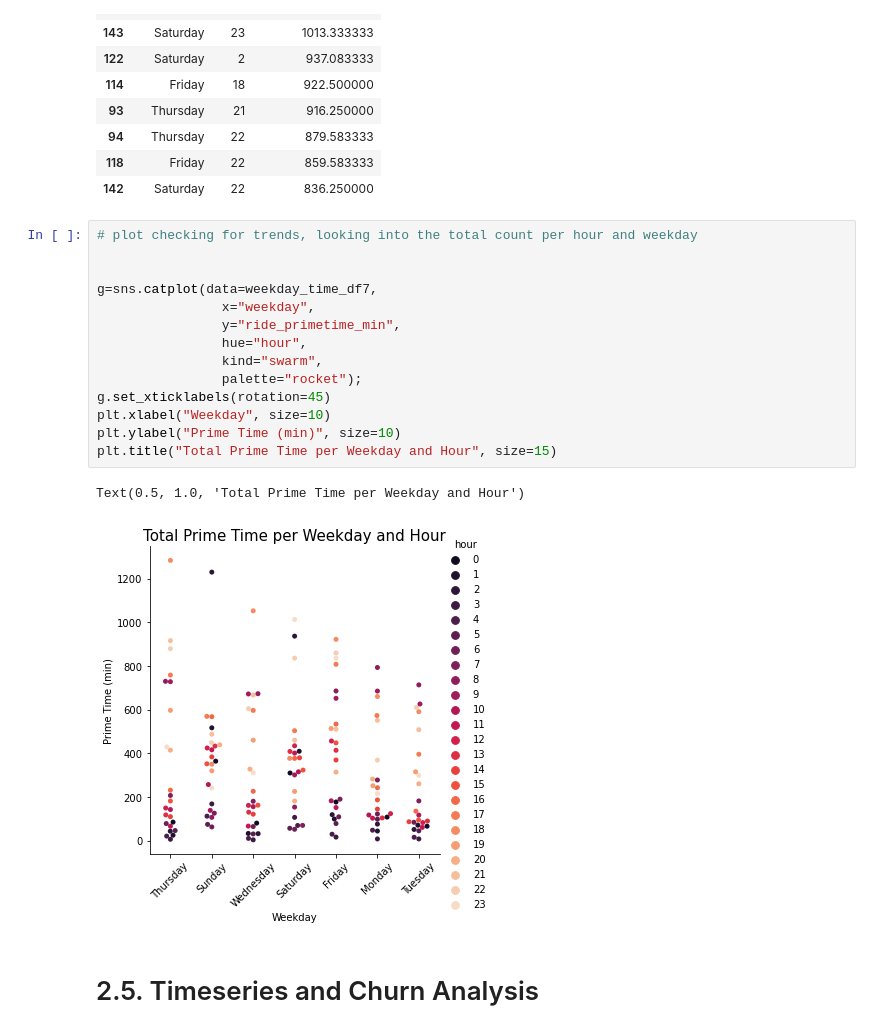
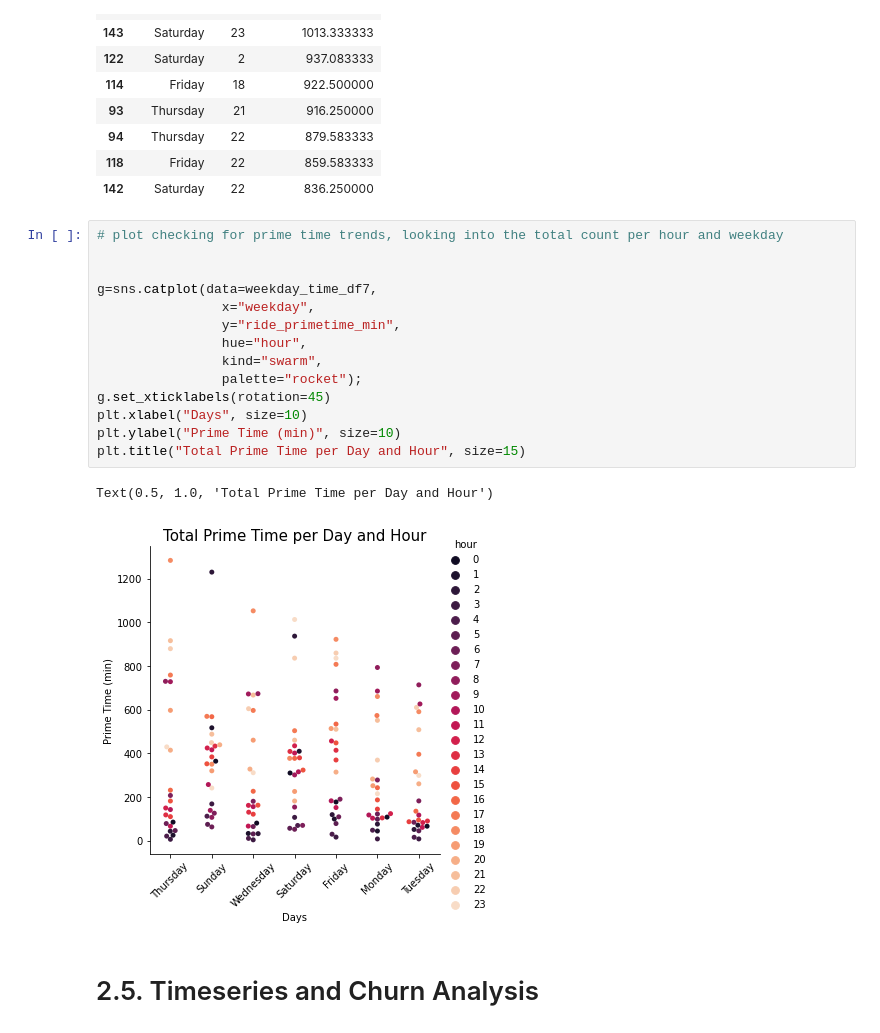
Before and after one commit to Brunadiasmiguel/challenge_drive, a Jupyter notebook: data_wrangling.ipynb, the cells around one changed output. Drawn from its saved outputs; the diff is of its cells as text.

```diff
--- a/data_wrangling.ipynb
+++ b/data_wrangling.ipynb
@@ -1484,22 +1467,22 @@ weekday_time_df7.head(10)
 | 118 | Friday | 22 | 859.583333 |
 | 142 | Saturday | 22 | 836.250000 |
 # %%
-# plot checking for trends, looking into the total count per hour and weekday
+# plot checking for prime time trends, looking into the total count per hour and weekday
 
 
 g=sns.catplot(data=weekday_time_df7,
                 x="weekday",
                 y="ride_primetime_min",
                 hue="hour",
                 kind="swarm",
                 palette="rocket");
 g.set_xticklabels(rotation=45)
-plt.xlabel("Weekday", size=10)
+plt.xlabel("Days", size=10)
 plt.ylabel("Prime Time (min)", size=10)
-plt.title("Total Prime Time per Weekday and Hour", size=15)
+plt.title("Total Prime Time per Day and Hour", size=15)
 # %% [output]
-Text(0.5, 1.0, 'Total Prime Time per Weekday and Hour')
+Text(0.5, 1.0, 'Total Prime Time per Day and Hour')
-[figure, old version]
+[figure, new version]
 # %% [markdown]
 # 2.5. Timeseries and Churn Analysis
 # %%
```
Also changed, not shown: parts of 7 cells of this notebook.
